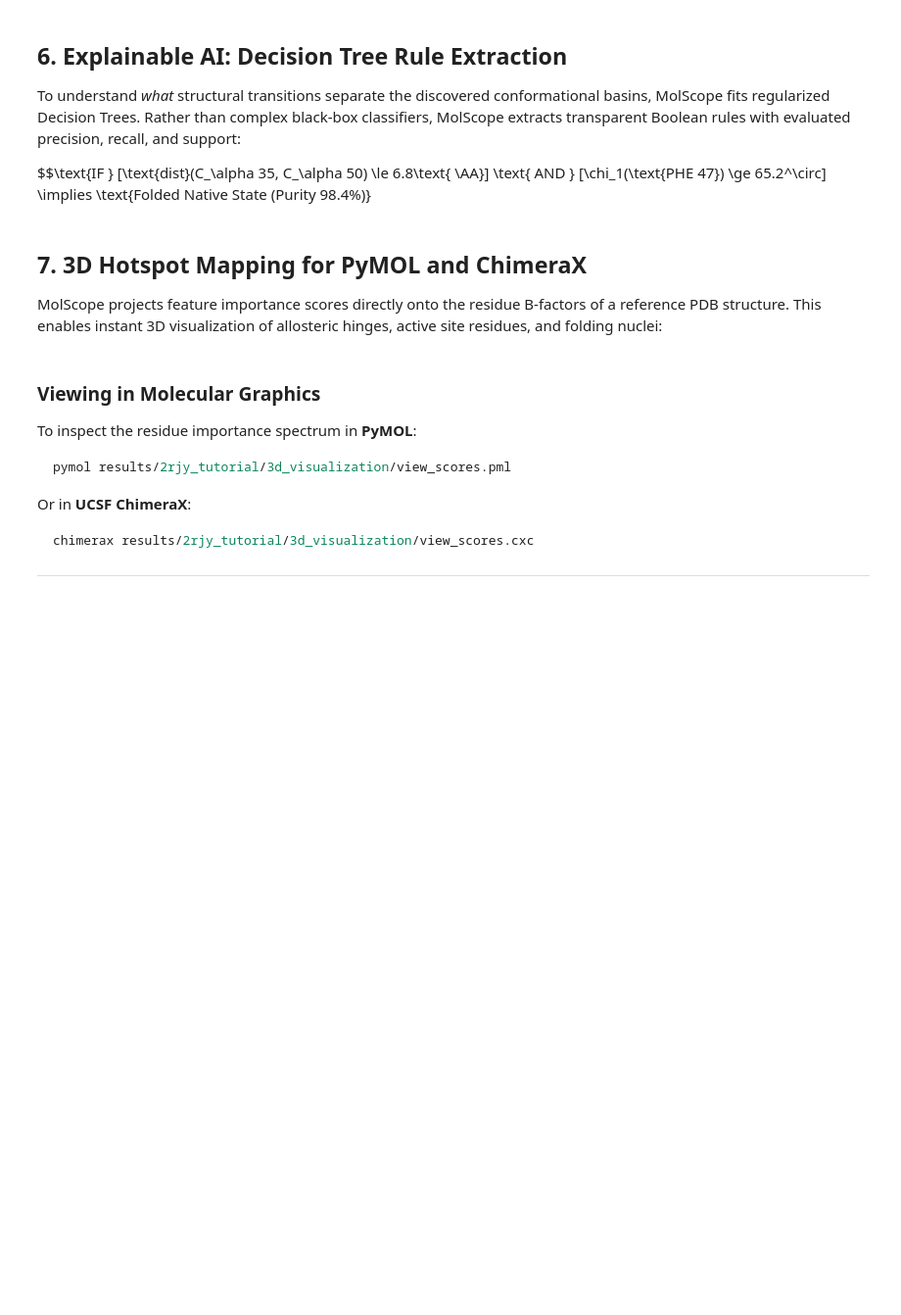
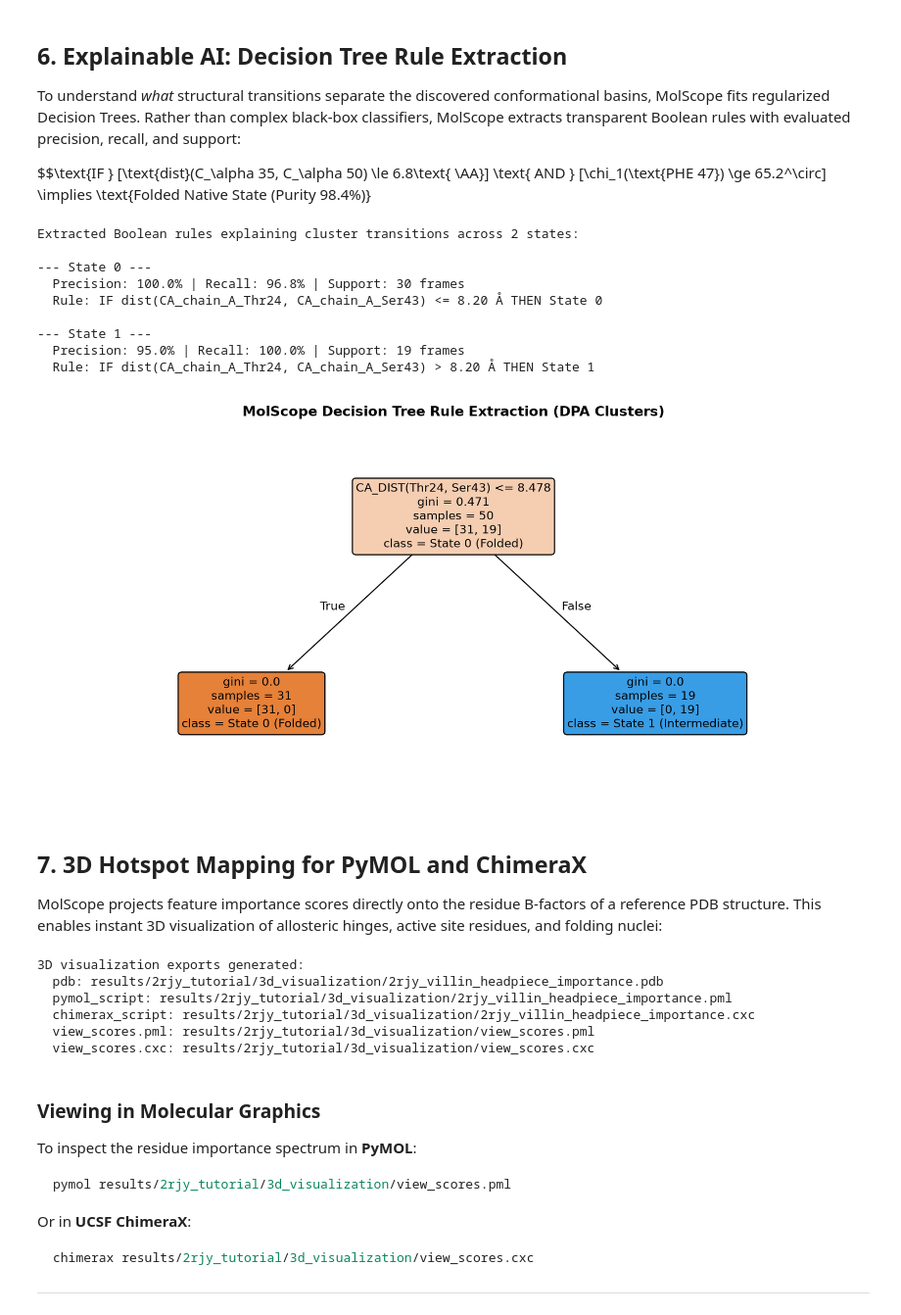
Before and after one commit to N-S8990/molscope, a Jupyter notebook: docs/tutorials/2rjy_villin_tutorial.ipynb, the cells around one changed output. Shown at 98% size. Drawn from its saved outputs; the diff is of its cells as text; code cells hidden in the pictures; blank space fills up the shorter version.

```diff
--- a/docs/tutorials/2rjy_villin_tutorial.ipynb
+++ b/docs/tutorials/2rjy_villin_tutorial.ipynb
@@ -206,26 +268,58 @@ Rather than complex black-box classifiers, MolScope extracts transparent Boolean
 $$\text{IF } [\text{dist}(C_\alpha 35, C_\alpha 50) \le 6.8\text{ \AA}] \text{ AND } [\chi_1(\text{PHE 47}) \ge 65.2^\circ] \implies \text{Folded Native State (Purity 98.4\%)}
 # %%
 # Extract boolean decision rules explaining each cluster
-explainer = study.explain_clusters(max_depth=3, top_k_features=8)
+explainer = study.explain_clusters(clustering_name="dpa", max_depth=3)
 
-print(f"Extracted {len(explainer.rules)} Boolean rules explaining cluster transitions:")
-for rule in explainer.rules:
-    print(f"\n--- State {rule.cluster_id} ({rule.cluster_name}) ---")
-    print(f"  Support: {rule.support_fraction * 100:.1f}% | Purity: {rule.purity * 100:.1f}%")
-    print(f"  Rule: {rule.simplified_rule_text()}")
+print(f"Extracted Boolean rules explaining cluster transitions across {len(explainer.rules)} states:")
+for cluster_id, rules in explainer.rules.items():
+    print(f"
+--- State {cluster_id} ---")
+    for rule in rules:
+        print(f"  Precision: {rule.precision * 100:.1f}% | Recall: {rule.recall * 100:.1f}% | Support: {rule.support} frames")
+        print(f"  Rule: {rule.rule_string}")
+
+# Plot and display decision tree diagram
+dt_fig_path = out_dir / "figures/decision_tree.png"
+fig = explainer.plot_tree(output_path=dt_fig_path)
+plt.show()
+# %% [output]
+Extracted Boolean rules explaining cluster transitions across 2 states:
+
+--- State 0 ---
+  Precision: 100.0% | Recall: 96.8% | Support: 30 frames
+  Rule: IF dist(CA_chain_A_Thr24, CA_chain_A_Ser43) <= 8.20 Å THEN State 0
+
+--- State 1 ---
+  Precision: 95.0% | Recall: 100.0% | Support: 19 frames
+  Rule: IF dist(CA_chain_A_Thr24, CA_chain_A_Ser43) > 8.20 Å THEN State 1
+[figure, added]
 # %% [markdown]
 ## 7. 3D Hotspot Mapping for PyMOL and ChimeraX
 
 MolScope projects feature importance scores directly onto the residue B-factors of a reference PDB structure.
 This enables instant 3D visualization of allosteric hinges, active site residues, and folding nuclei:
 # %%
+import shutil
+
 vis_dir = out_dir / "3d_visualization"
 vis_dir.mkdir(parents=True, exist_ok=True)
 
-scripts = study.export_3d(out_dir=str(vis_dir))
+scripts = study.export_3d(score_column="TICA_Salience", out_dir=str(vis_dir))
+shutil.copy(scripts["pymol_script"], vis_dir / "view_scores.pml")
+shutil.copy(scripts["chimerax_script"], vis_dir / "view_scores.cxc")
+
 print("3D visualization exports generated:")
 for key, path in scripts.items():
     print(f"  {key}: {path}")
+print(f"  view_scores.pml: {vis_dir / 'view_scores.pml'}")
+print(f"  view_scores.cxc: {vis_dir / 'view_scores.cxc'}")
+# %% [output]
+3D visualization exports generated:
+  pdb: results/2rjy_tutorial/3d_visualization/2rjy_villin_headpiece_importance.pdb
+  pymol_script: results/2rjy_tutorial/3d_visualization/2rjy_villin_headpiece_importance.pml
+  chimerax_script: results/2rjy_tutorial/3d_visualization/2rjy_villin_headpiece_importance.cxc
+  view_scores.pml: results/2rjy_tutorial/3d_visualization/view_scores.pml
+  view_scores.cxc: results/2rjy_tutorial/3d_visualization/view_scores.cxc
 # %% [markdown]
 ### Viewing in Molecular Graphics
 
```
Also changed, not shown: parts of 6 cells of this notebook, 2 other files.
